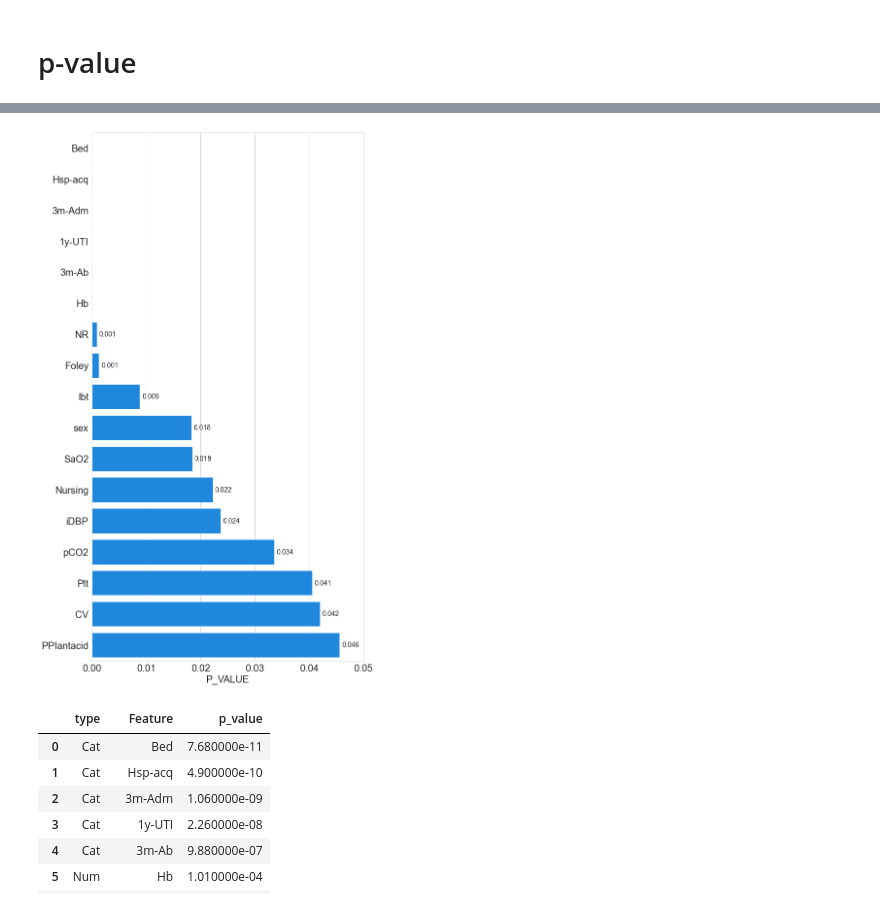
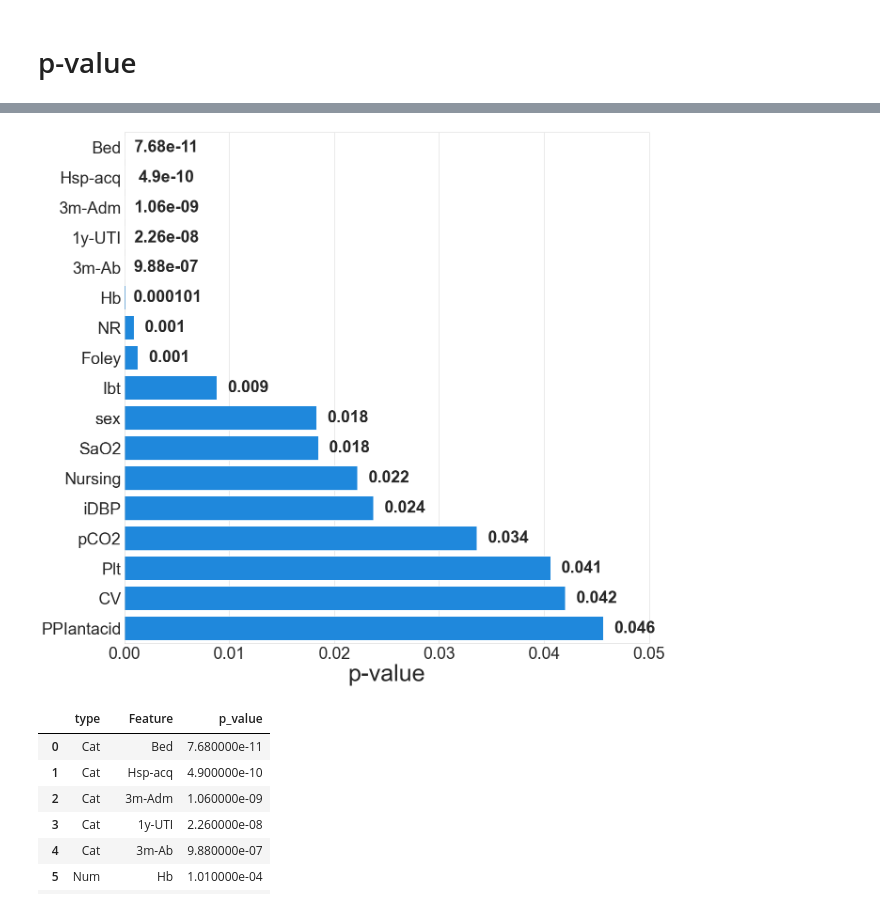
Before and after one commit to bub3690/22-1_multivariate, a Jupyter notebook: final_project/Figure.ipynb, the cells around one changed output, grey strips where cells are left out. Cells and saved outputs as stored; diff of their text form; code cells hidden in the pictures.

```diff
--- a/final_project/Figure.ipynb
+++ b/final_project/Figure.ipynb
@@ -17,5 +17,5 @@ font_path = "C:/Windows/Fonts/malgun.ttf"
 font = font_manager.FontProperties(fname=font_path).get_name()
 rc('font', family=font)
 from statsmodels.graphics.mosaicplot import mosaic
-
+matplotlib.rcParams['axes.unicode_minus'] = False
 #plt.style.use("ggplot")
@@ -278,42 +280,55 @@ sns.axes_style()
  'axes.spines.right': True,
  'axes.spines.top': True}
 # %%
-plt.figure(figsize=(10,20))
+plt.figure(figsize=(20,20))
 #sns.set( rc = {'figure.figsize' : ( 10, 20 ),
 #               'axes.labelsize' : 10 })
 sns.set_style("whitegrid")
 
 
 plot =sns.barplot(
     data= p_values,
     x= "p_value",
     y= "Feature",
     color='#008bfb'
 )
 for i, bar in enumerate(plot.axes.patches):
     h = bar.get_width()
     if i>5:
         plot.axes.text(
-            h+0.002, # bar index (x coordinate of text)
+            h+0.003, # bar index (x coordinate of text)
             i, # y coordinate of text
             '{:.3f}'.format(h),  # y label
             ha='center',
             va='center',
-            #fontweight='bold',
-            size=14)
+            fontweight='bold',
+            size=35)
+    else:
+        plot.axes.text(
+            h+0.004, # bar index (x coordinate of text)
+            i, # y coordinate of text
+            '{:.9g}'.format(h),  # y label
+            ha='center',
+            va='center',
+            fontweight='bold',
+            size=35)
+
 plot.axes.set_xlim(0,0.05)
 #plot.set(xticklabels=[])
 #plot.set(title='Penguins: Body Mass by Species for Gender')
 plot.set(ylabel=None)
-plot.set_xlabel("P_VALUE",fontsize=20)
+plt.xticks(fontsize=35)
+plt.yticks(fontsize=35)
+plot.set_xlabel("p-value",fontsize=50)
+plt.title("통계적 검정에 의해 선택된 입력 특징들",fontsize=35)
 #plot.tick_params(left=False)  # remove the ticks
 plt.savefig('./FIGURES/p_values.png')
 
 
 #colors = ['#008bfb']
 #sns.set_palette(sns.color_palette(colors))
 # %% [output]
-[figure, old version]
+[figure, new version]
 # %%
 p_values
 # %% [output]
```
Also changed, not shown: parts of 10 cells of this notebook, 8 other files.
